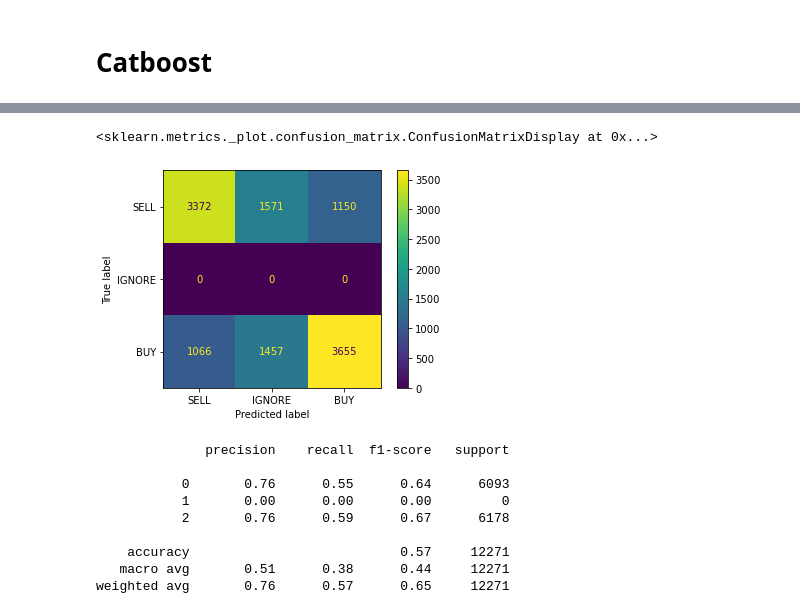
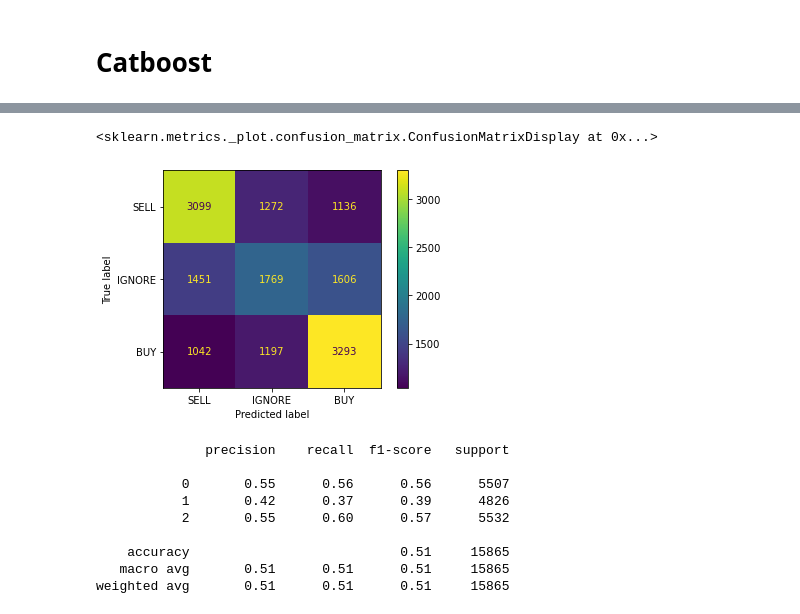
Before and after one commit to isvystun/StocksPatternsAndPrediction, a Jupyter notebook: Main.ipynb, the cells around one changed output, grey strips where cells are left out. Drawn from its saved outputs; the diff is of its cells as text; code cells hidden in the pictures.

```diff
--- a/Main.ipynb
+++ b/Main.ipynb
@@ -224,13 +230,13 @@ def model_df_v2(series_df, days=3):
         df['h_' + str(n)] = series_df.shift(-n)['high']
         df['l_' + str(n)] = series_df.shift(-n)['low']
         df['c_' + str(n)] = series_df.shift(-n)['close']
-    df['o_0'] = series_df.open
+    df['o_0'] = series_df['open']
     df['cluster'] = series_df['cluster']
     df[dummy_columns] = series_df[dummy_columns]
     df.dropna(inplace=True)
     # opened without gap
     df = df[series_df['gap'] == False]
-    #df = df[(df['o_0'] > 10) & (df['o_0'] < 50)] #test
+
     #normalization
     scaler = MinMaxScaler()
     df[model_columns] = scaler.fit_transform(df[model_columns].T).T
@@ -339,6 +345,9 @@ featured_dfs = []
 for key in data.keys():
     if data[key].empty:
         continue
-    merged_data = df_featuring_v2(data[key]).merge(spy_dummy, on='date', how='left')
-    m = model_df_v2(merged_data, days=3)
+    f_data = df_featuring_v2(data[key])
+    merge_data = f_data.merge(spy_dummy, on='date', how='left')
+    m = model_df_v2(merge_data, days=4)
     featured_dfs.append(m)
+m = pd.concat(featured_dfs, ignore_index=True)
+m
@@ -757,8 +788,12 @@ array([0], dtype=int64)
 # Catboost
 # %%
 from catboost import CatBoostClassifier
+# %%
+class CatBoostClassifierMod(CatBoostClassifier):
+    def predict(self, X):
+        return super().predict(X).flatten()
 # %%
-cat_model = CatBoostClassifier(iterations=50,
+cat_model = CatBoostClassifierMod(iterations=1000,
                                loss_function='MultiClass',
                                grow_policy='Lossguide',
                                verbose=50
@@ -807,21 +842,21 @@ Estimating final quality...
 # %%
 plot_confusion_matrix(cat_model,
-                     X_test_filtered,
-                     y_test_filtered,
+                     X_test,
+                     y_test,
                      values_format='d',
                      display_labels=['SELL', 'IGNORE', 'BUY'])
 # %% [output]
 <sklearn.metrics._plot.confusion_matrix.ConfusionMatrixDisplay at 0x...>
-[figure, old version]
+[figure, new version]
 # %%
-print(classification_report(y_test_filtered, cat_model.predict(X_test_filtered)))
+print(classification_report(y_test, cat_model.predict(X_test)))
 # %% [output]
               precision    recall  f1-score   support
 
-           0       0.76      0.55      0.64      6093
-           1       0.00      0.00      0.00         0
-           2       0.76      0.59      0.67      6178
+           0       0.55      0.56      0.56      5507
+           1       0.42      0.37      0.39      4826
+           2       0.55      0.60      0.57      5532
 
-    accuracy                           0.57     12271
-   macro avg       0.51      0.38      0.44     12271
-weighted avg       0.76      0.57      0.65     12271
+    accuracy                           0.51     15865
+   macro avg       0.51      0.51      0.51     15865
+weighted avg       0.51      0.51      0.51     15865
```
Also changed, not shown: parts of 61 cells of this notebook, 8 other files.
